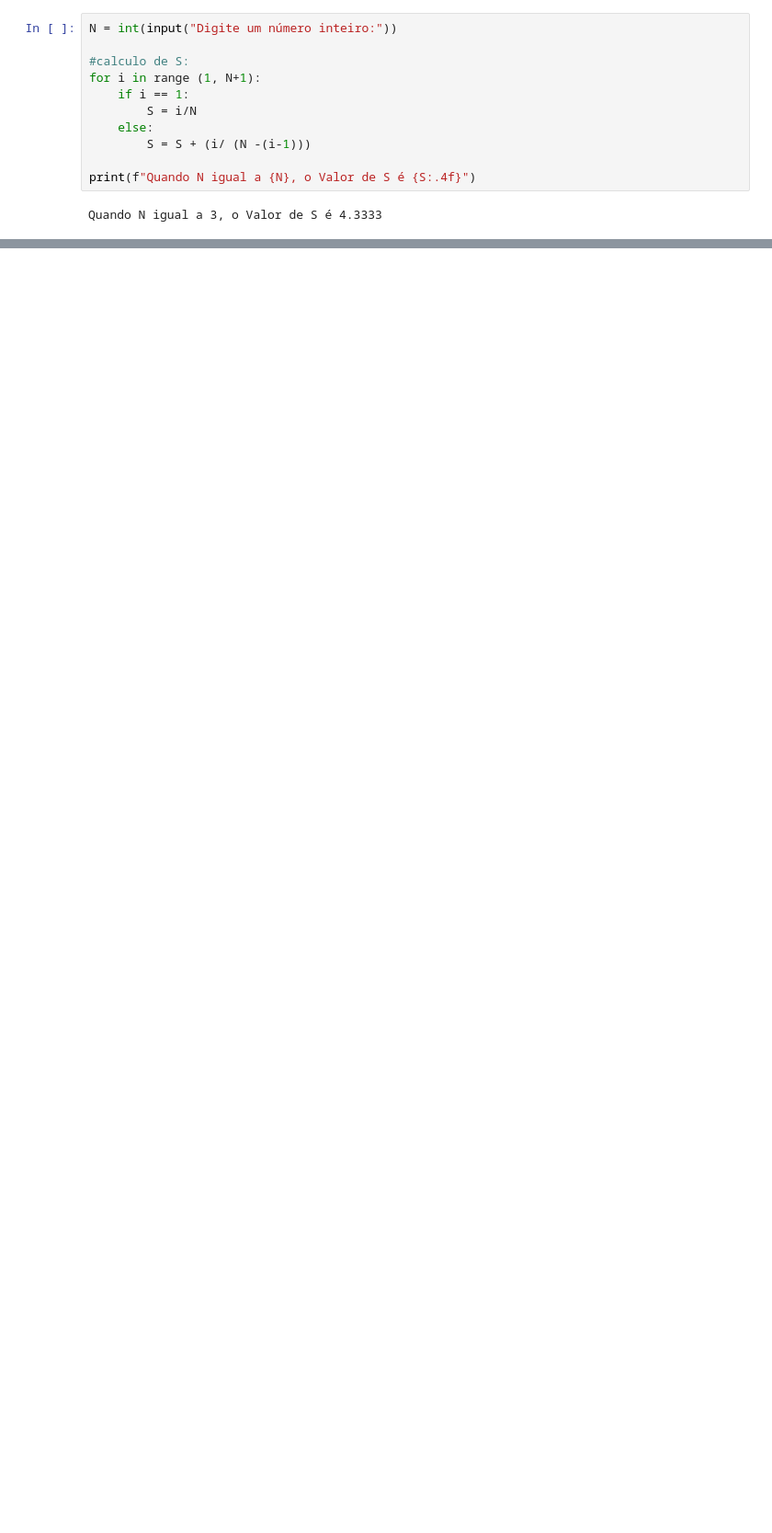
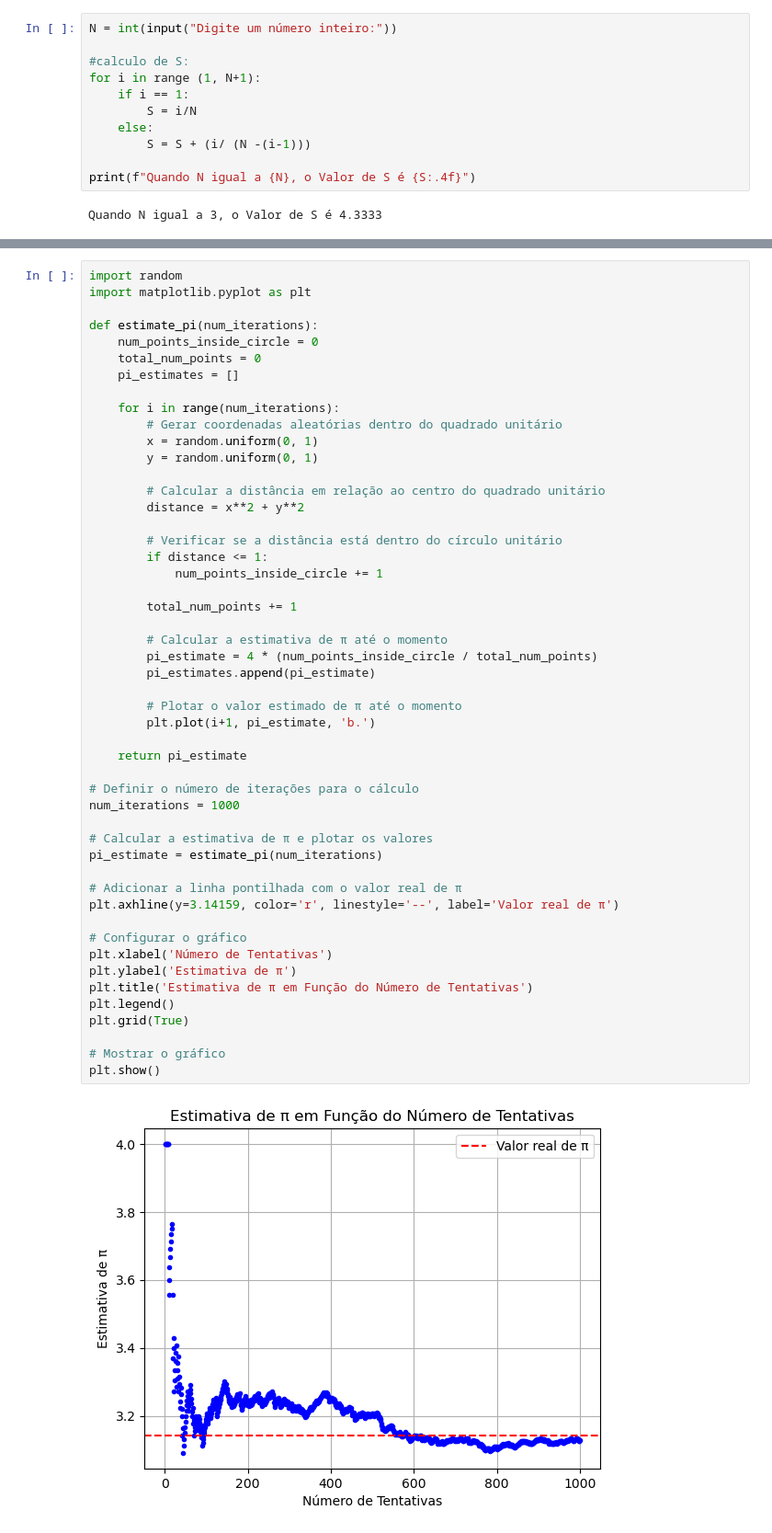
Before and after one commit to gabireisch/av2, a Jupyter notebook: av2.ipynb, the cells around one changed output, grey strips where cells are left out. Shown: that part at 92% size. Saved outputs shown, nothing was run; the diff lists cells and outputs as text; blank space fills up the shorter version.

```diff
--- a/av2.ipynb
+++ b/av2.ipynb
@@ -54,0 +88,52 @@ Quando N igual a 3, o Valor de S é 4.3333
+# %%
+import random
+import matplotlib.pyplot as plt
+
+def estimate_pi(num_iterations):
+    num_points_inside_circle = 0
+    total_num_points = 0
+    pi_estimates = []
+
+    for i in range(num_iterations):
+        # Gerar coordenadas aleatórias dentro do quadrado unitário
+        x = random.uniform(0, 1)
+        y = random.uniform(0, 1)
+
+        # Calcular a distância em relação ao centro do quadrado unitário
+        distance = x**2 + y**2
+
+        # Verificar se a distância está dentro do círculo unitário
+        if distance <= 1:
+            num_points_inside_circle += 1
+
+        total_num_points += 1
+
+        # Calcular a estimativa de π até o momento
+        pi_estimate = 4 * (num_points_inside_circle / total_num_points)
+        pi_estimates.append(pi_estimate)
+
+        # Plotar o valor estimado de π até o momento
+        plt.plot(i+1, pi_estimate, 'b.')
+
+    return pi_estimate
+
+# Definir o número de iterações para o cálculo
+num_iterations = 1000
+
+# Calcular a estimativa de π e plotar os valores
+pi_estimate = estimate_pi(num_iterations)
+
+# Adicionar a linha pontilhada com o valor real de π
+plt.axhline(y=3.14159, color='r', linestyle='--', label='Valor real de π')
+
+# Configurar o gráfico
+plt.xlabel('Número de Tentativas')
+plt.ylabel('Estimativa de π')
+plt.title('Estimativa de π em Função do Número de Tentativas')
+plt.legend()
+plt.grid(True)
+
+# Mostrar o gráfico
+plt.show()
+# %% [output]
+[figure, added]
```
Also changed, not shown: parts of 11 cells of this notebook, 5 other files.
